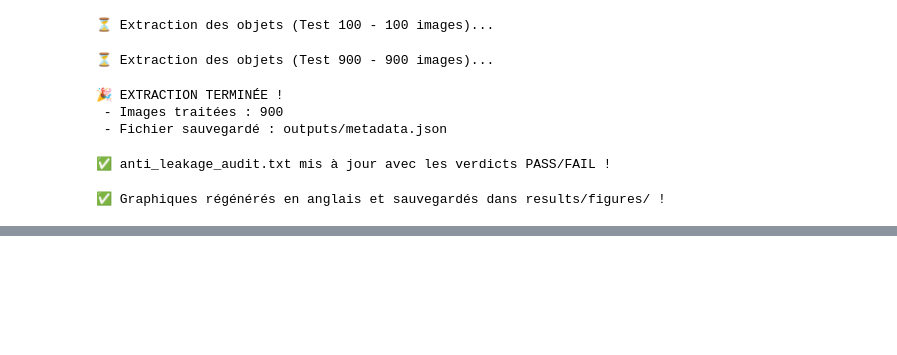
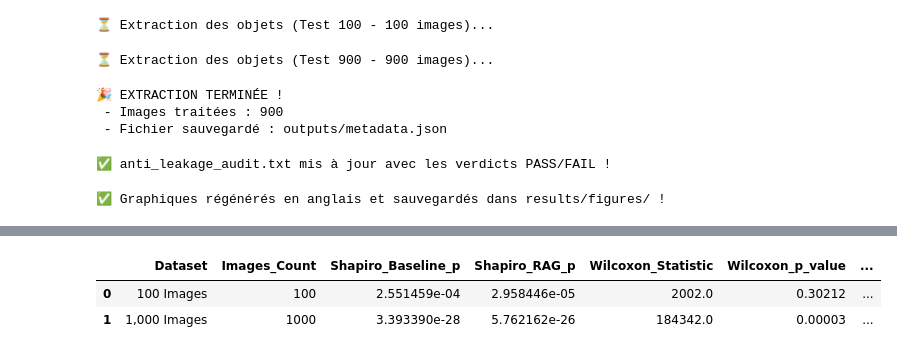
Before and after one commit to Rachaaabn/ImageCaptioning-RagReranking, a Jupyter notebook: notebooks/01_preprocessing.ipynb, the cells around one changed output, grey strips where cells are left out. Cells and saved outputs as stored; diff of their text form; code cells hidden in the pictures; blank space fills up the shorter version.

```diff
--- a/notebooks/01_preprocessing.ipynb
+++ b/notebooks/01_preprocessing.ipynb
@@ -1786,0 +2079,97 @@ print("✅ Graphiques régénérés en anglais et sauvegardés dans results/figu
+# %%
+import os
+import pandas as pd
+import json
+
+print("🔍 DÉBUT DE LA VÉRIFICATION FINALE DU PROJET\n")
+print("="*50)
+
+# ==========================================
+# 1. VÉRIFICATION DES FICHIERS DU GROUPE
+# ==========================================
+print("\n📂 1. VÉRIFICATION DES FICHIERS")
+fichiers = {
+    "Membre 1 - Splits": "outputs/splits.json",
+    "Membre 1 - Metadata YOLO": "outputs/metadata.json",
+    "Membre 2 - Résultats FAISS": "outputs/retrieval_metrics.csv",
+    "Membre 3 - Génération 1000": "results/generated_captions/rag_captions_comparison_1000.csv",
+    "Membre 4 - Métriques": "results/tables/metrics.csv",
+    "Membre 4 - Tests Stats": "results/tables/statistical_tests.csv",
+    "Membre 4 - Hallucinations": "results/tables/hallucinations.csv"
+}
+
+for nom, chemin in fichiers.items():
+    if os.path.exists(chemin):
+        print(f"  ✅ {nom} : TROUVÉ")
+    else:
+        print(f"  ❌ {nom} : INTROUVABLE ({chemin})")
+
+# ==========================================
+# 2. VÉRIFICATION DES SPLITS (TOI)
+# ==========================================
+print("\n" + "="*50)
+print("\n📊 2. VÉRIFICATION DES SPLITS (Membre 1)")
+with open('outputs/splits.json', 'r') as f:
+    splits = json.load(f)
+print(f"  - Base de connaissances : {len(splits['kb_ids'])} images (Attendu: 10 000)")
+print(f"  - Validation : {len(splits['val_ids'])} images (Attendu: 100)")
+print(f"  - Test (100) : {len(splits['test_ids'])} images (Attendu: 100)")
+print(f"  - Test (1000) : {len(splits['test_ids_1000'])} images (Attendu: 1 000)")
+
+# ==========================================
+# 3. VÉRIFICATION DE LA GÉNÉRATION (MEMBRE 3)
+# ==========================================
+print("\n" + "="*50)
+print("\n📊 3. VÉRIFICATION DE LA GÉNÉRATION (Membre 3)")
+df_gen = pd.read_csv('results/generated_captions/rag_captions_comparison_1000.csv')
+print(f"  - Nombre de lignes générées : {len(df_gen)} (Attendu: 1 000)")
+print(f"  - Colonnes disponibles : {list(df_gen.columns)}")
+
+# ==========================================
+# 4. VÉRIFICATION DES MÉTRIQUES (MEMBRE 4)
+# ==========================================
+print("\n" + "="*50)
+print("\n📊 4. VÉRIFICATION DES MÉTRIQUES (Membre 4)")
+df_metrics = pd.read_csv('results/tables/metrics.csv')
+print("  -> Voici le tableau des métriques :")
+display(df_metrics)
+
+# Vérification logique (Le RAG doit être meilleur)
+# On cherche les colonnes CIDEr
+try:
+    if 'CIDEr' in df_metrics.columns:
+        baseline_cider = df_metrics[df_metrics['Method'].str.contains('Baseline', case=False)]['CIDEr'].values[0]
+        rag_cider = df_metrics[df_metrics['Method'].str.contains('RAG', case=False)]['CIDEr'].values[0]
+        print(f"  - Score CIDEr Baseline : {baseline_cider}")
+        print(f"  - Score CIDEr RAG : {rag_cider}")
+        if rag_cider > baseline_cider:
+            print("  ✅ Le RAG est MEILLEUR que la Baseline !")
+        else:
+            print("  ⚠️ Attention : Le RAG n'est pas meilleur que la Baseline.")
+except Exception as e:
+    print(f"  (Impossible de vérifier automatiquement le CIDEr : {e})")
+
+# ==========================================
+# 5. VÉRIFICATION DES TESTS STATISTIQUES (MEMBRE 4)
+# ==========================================
+print("\n" + "="*50)
+print("\n📊 5. VÉRIFICATION DES TESTS STATISTIQUES (Membre 4)")
+df_stats = pd.read_csv('results/tables/statistical_tests.csv')
+display(df_stats)
+
+# Vérification de la p-value
+try:
+    # On cherche la colonne p-value
+    p_col = [c for c in df_stats.columns if 'p' in c.lower() and 'value' in c.lower()][0]
+    p_vals = df_stats[p_col]
+    print(f"  - p-values trouvées : {p_vals.values}")
+    if (p_vals < 0.05).any():
+        print("  ✅ Au moins une différence est statistiquement significative (p < 0.05) !")
+    else:
+        print("  ⚠️ Aucune p-value n'est inférieure à 0.05.")
+except Exception as e:
+    print(f"  (Impossible de vérifier automatiquement les p-values : {e})")
+
+print("\n" + "="*50)
+print("🏁 FIN DE LA VÉRIFICATION")
+# %% [output]
@@ -1786,0 +2205,3 @@ print("✅ Graphiques régénérés en anglais et sauvegardés dans results/figu
+|  | Dataset | Images_Count | Shapiro_Baseline_p | Shapiro_RAG_p | Wilcoxon_Statistic | Wilcoxon_p_value | ... |
+| 0 | 100 Images | 100 | 2.551459e-04 | 2.958446e-05 | 2002.0 | 0.30212 | ... |
+| 1 | 1,000 Images | 1000 | 3.393390e-28 | 5.762162e-26 | 184342.0 | 0.00003 | ... |
```
Also changed, not shown: parts of 18 cells of this notebook, 6 other files.
